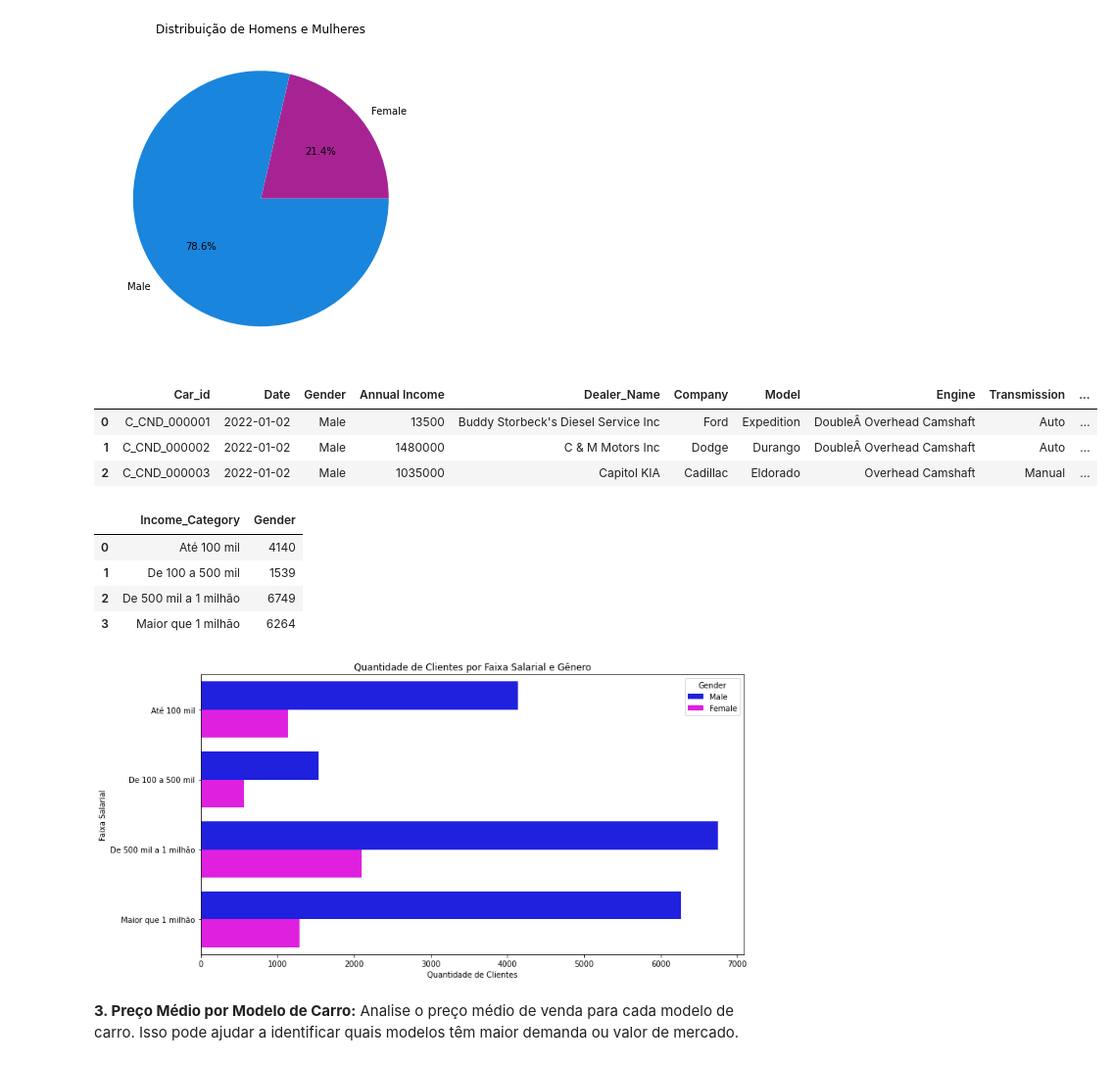
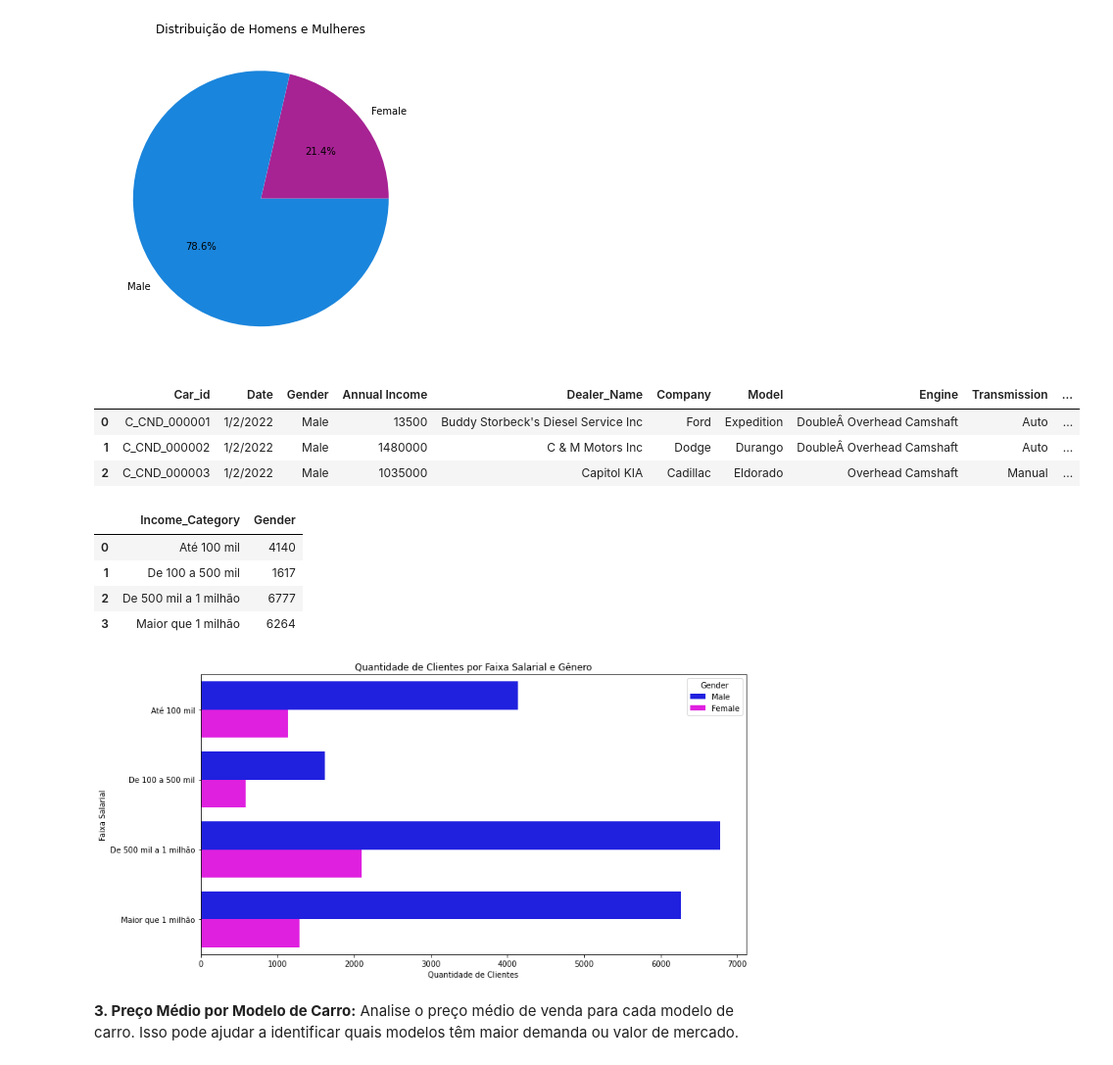
Before and after one commit to GabrielVila/Car-Sales-Report, a Jupyter notebook: projeto_carro.ipynb, the cells around one changed output. Shown at 98% size. Saved outputs shown, nothing was run; the diff lists cells and outputs as text; code cells hidden in the pictures.

Commit message:
Corrigindo valores no Income_Category

```diff
--- a/projeto_carro.ipynb
+++ b/projeto_carro.ipynb
@@ -250,15 +250,15 @@ plt.show()
 # %%
 #Criando dados para segmentar os clientes
 dados.loc[dados['Annual Income']<100000, 'Income_Category'] = 'Até 100 mil'
-dados.loc[(dados['Annual Income']>=100000) & (dados['Annual Income']<500000.0), 'Income_Category'] = 'De 100 a 500 mil'
-dados.loc[(dados['Annual Income']>=500000) & (dados['Annual Income']<1000000.0), 'Income_Category'] = 'De 500 mil a 1 milhão'
+dados.loc[(dados['Annual Income']>=100000) & (dados['Annual Income']<=500000.0), 'Income_Category'] = 'De 100 a 500 mil'
+dados.loc[(dados['Annual Income']>500000) & (dados['Annual Income']<=1000000.0), 'Income_Category'] = 'De 500 mil a 1 milhão'
 dados.loc[dados['Annual Income']>1000000, 'Income_Category'] = 'Maior que 1 milhão'
 dados.head(3)
 # %% [output]
 |  | Car_id | Date | Gender | Annual Income | Dealer_Name | Company | Model | Engine | Transmission | ... |
-| 0 | C_CND_000001 | 2022-01-02 | Male | 13500 | Buddy Storbeck's Diesel Service Inc | Ford | Expedition | DoubleÂ Overhead Camshaft | Auto | ... |
-| 1 | C_CND_000002 | 2022-01-02 | Male | 1480000 | C & M Motors Inc | Dodge | Durango | DoubleÂ Overhead Camshaft | Auto | ... |
-| 2 | C_CND_000003 | 2022-01-02 | Male | 1035000 | Capitol KIA | Cadillac | Eldorado | Overhead Camshaft | Manual | ... |
+| 0 | C_CND_000001 | 1/2/2022 | Male | 13500 | Buddy Storbeck's Diesel Service Inc | Ford | Expedition | DoubleÂ Overhead Camshaft | Auto | ... |
+| 1 | C_CND_000002 | 1/2/2022 | Male | 1480000 | C & M Motors Inc | Dodge | Durango | DoubleÂ Overhead Camshaft | Auto | ... |
+| 2 | C_CND_000003 | 1/2/2022 | Male | 1035000 | Capitol KIA | Cadillac | Eldorado | Overhead Camshaft | Manual | ... |
 # %%
 male_category = dados[dados['Gender'] == 'Male']
 female_category = dados[dados['Gender'] == 'Female']
@@ -270,8 +270,8 @@ male_income_category
 # %% [output]
 |  | Income_Category | Gender |
 | 0 | Até 100 mil | 4140 |
-| 1 | De 100 a 500 mil | 1539 |
-| 2 | De 500 mil a 1 milhão | 6749 |
+| 1 | De 100 a 500 mil | 1617 |
+| 2 | De 500 mil a 1 milhão | 6777 |
 | 3 | Maior que 1 milhão | 6264 |
 # %%
 # Suponha que 'dados' seja o DataFrame original com os dados dos clientes
@@ -295,7 +295,7 @@ plt.ylabel('Faixa Salarial')
 plt.tight_layout()
 plt.show()
 # %% [output]
-[figure, old version]
+[figure, new version]
 # %% [markdown]
 **3. Preço Médio por Modelo de Carro:** Analise o preço médio de venda para cada modelo de carro. Isso pode ajudar a identificar quais modelos têm maior demanda ou valor de mercado.
 # %%
```
